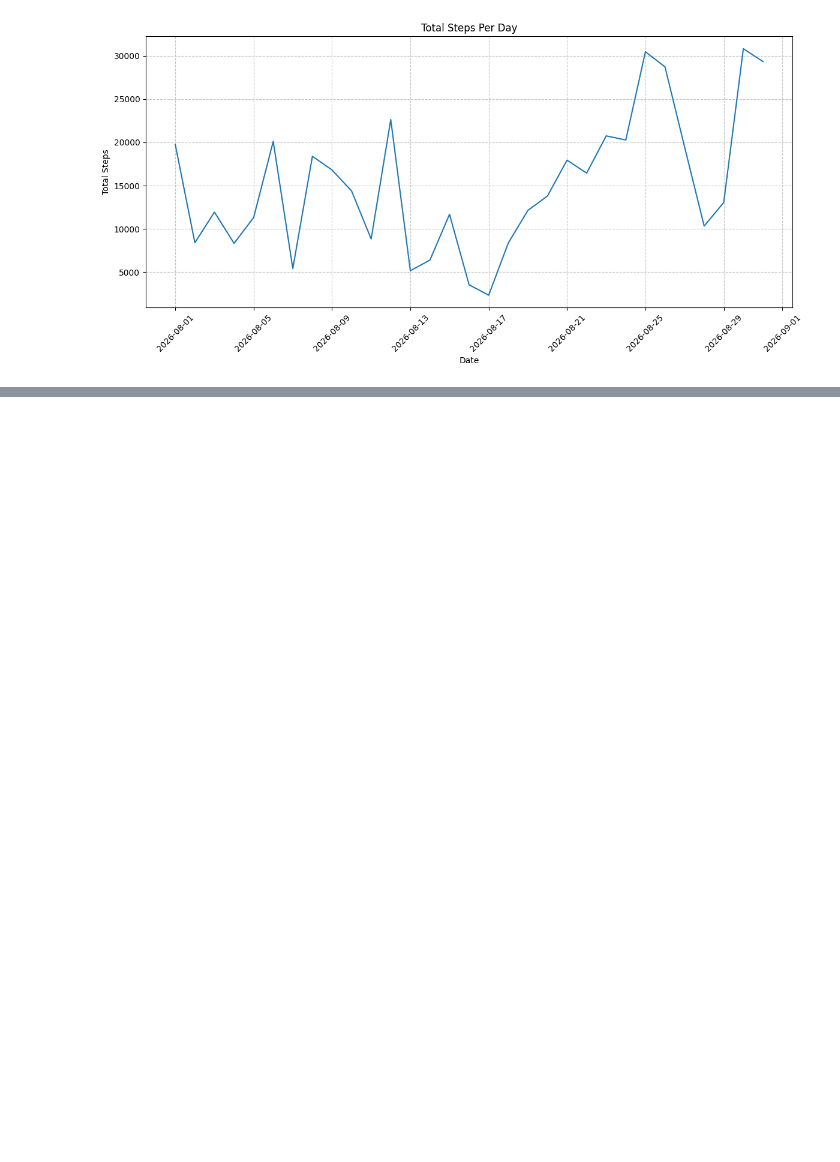
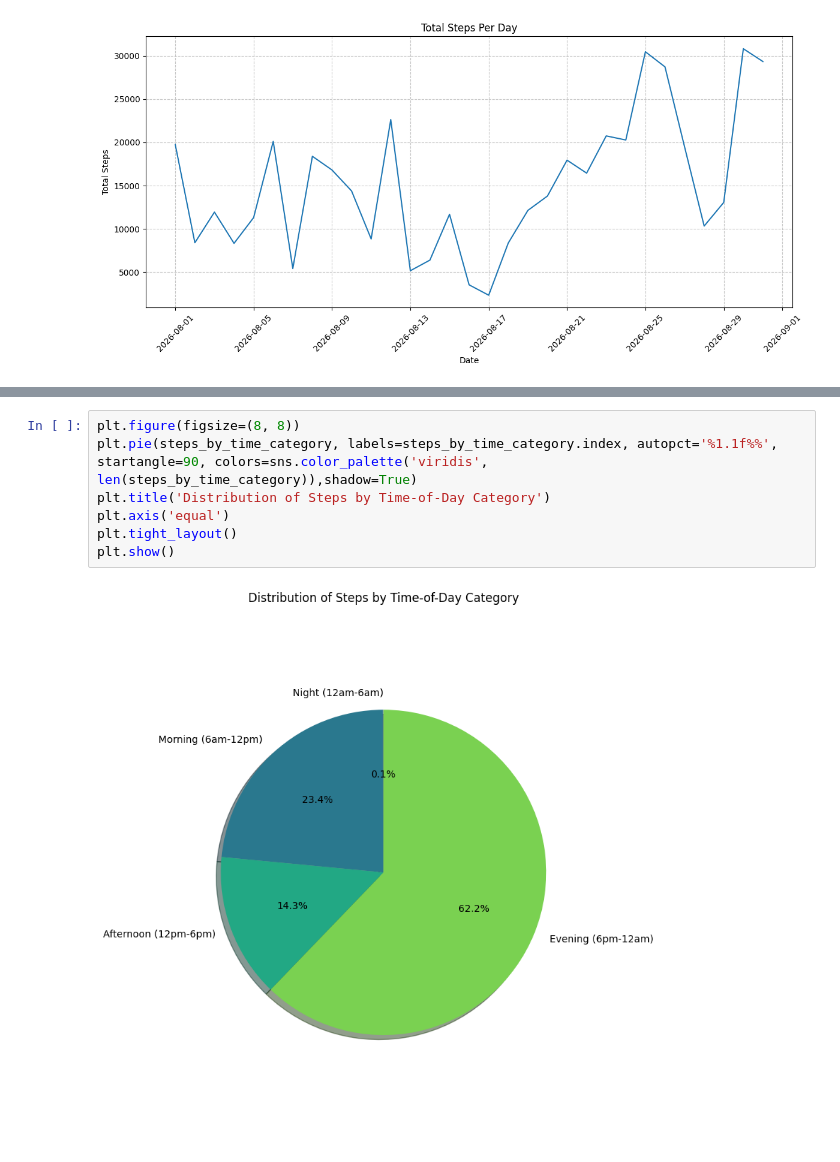
Before and after one commit to Atul723/colab_sheets, a Jupyter notebook: steps.ipynb, the cells around one changed output, grey strips where cells are left out. Drawn from its saved outputs; the diff is of its cells as text; blank space fills up the shorter version.

```diff
--- a/steps.ipynb
+++ b/steps.ipynb
@@ -115,0 +180,9 @@ plt.show()
+# %%
+plt.figure(figsize=(8, 8))
+plt.pie(steps_by_time_category, labels=steps_by_time_category.index, autopct='%1.1f%%', startangle=90, colors=sns.color_palette('viridis', len(steps_by_time_category)),shadow=True)
+plt.title('Distribution of Steps by Time-of-Day Category')
+plt.axis('equal')
+plt.tight_layout()
+plt.show()
+# %% [output]
+[figure, added]
```
Also changed, not shown: parts of 4 cells of this notebook.
